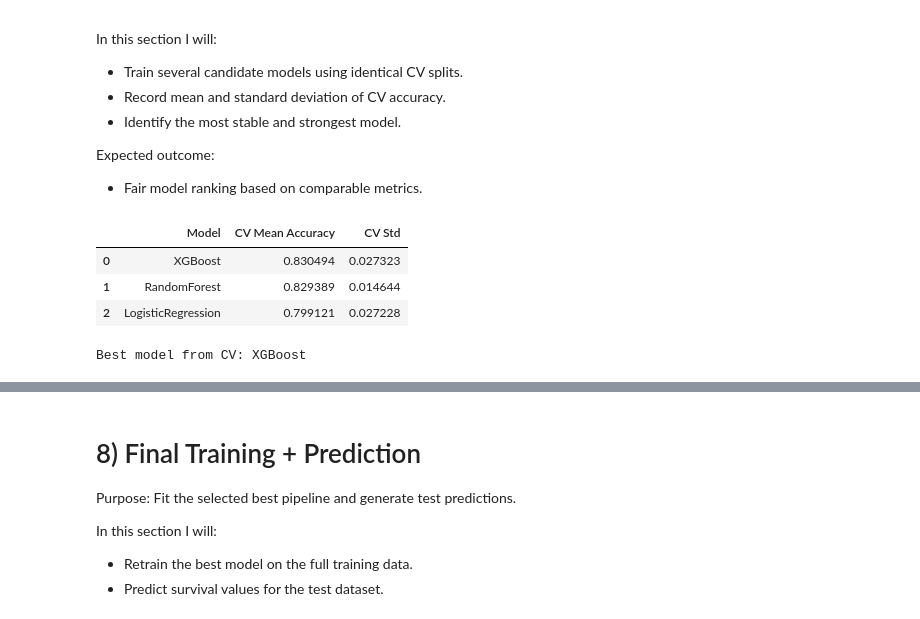
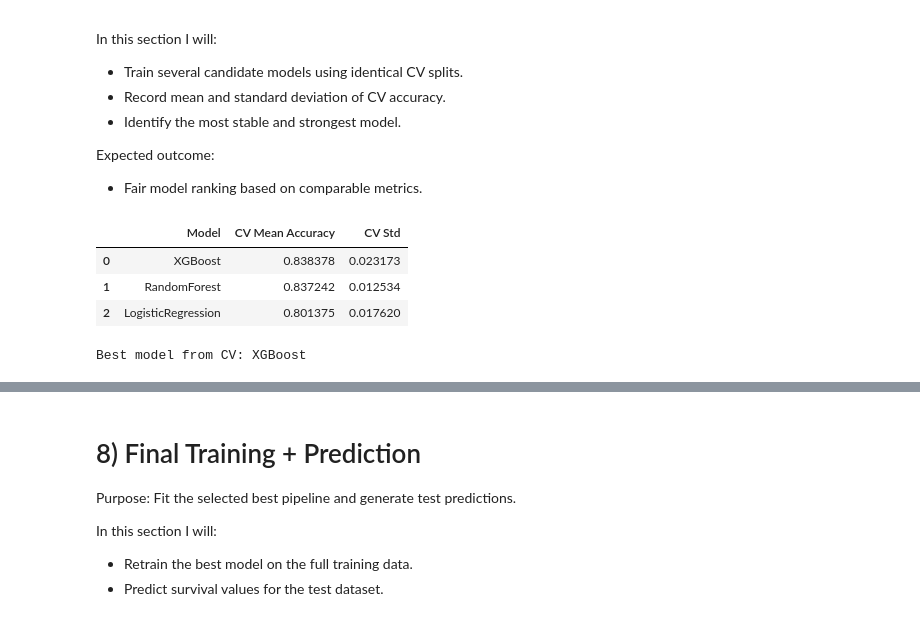
Before and after one commit to modalsaeed/kaggle_titanic, a Jupyter notebook: notebook/main.ipynb, the cells around one changed output, grey strips where cells are left out. Drawn from its saved outputs; the diff is of its cells as text; code cells hidden in the pictures.

```diff
--- a/notebook/main.ipynb
+++ b/notebook/main.ipynb
@@ -455,7 +455,7 @@ from sklearn.preprocessing import OneHotEncoder, StandardScaler
 TARGET_COL = "Survived"
 
 # editable array of redundant colsumns
-REDUNDANT_COLS = ["PassengerId", "Name", "Ticket", "Cabin", "Title", "TicketGroupSize"]
+REDUNDANT_COLS = ["PassengerId", "Name", "Ticket", "Cabin", "Title", "TicketGroupSize", "Deck"]
 
 cols_to_drop_train = [c for c in REDUNDANT_COLS if c in train_fe.columns]
 cols_to_drop_test = [c for c in REDUNDANT_COLS if c in test_fe.columns]
@@ -553,8 +553,8 @@ models = {
         n_jobs=-1,
     ),
     "XGBoost": XGBClassifier(
-        n_estimators=500,
-        learning_rate=0.05,
+        n_estimators=900,
+        learning_rate=0.01,
         max_depth=4,
         subsample=0.9,
         colsample_bytree=0.9,
@@ -576,34 +576,34 @@ for model_name, model in models.items():
 
     scores = cross_validate(
         pipe,
         X,
         y,
         cv=cv,
         scoring="accuracy",
         return_train_score=False,
     )
 
     comparison_rows.append(
         {
             "Model": model_name,
             "CV Mean Accuracy": scores["test_score"].mean(),
             "CV Std": scores["test_score"].std(),
         }
     )
 
 comparison_df = (
     pd.DataFrame(comparison_rows)
     .sort_values(by="CV Mean Accuracy", ascending=False)
     .reset_index(drop=True)
 )
 
 display(comparison_df)
 
 best_model_name = comparison_df.loc[0, "Model"]
 print(f"Best model from CV: {best_model_name}")
 # %% [output]
 |  | Model | CV Mean Accuracy | CV Std |
-| 0 | XGBoost | 0.830494 | 0.027323 |
-| 1 | RandomForest | 0.829389 | 0.014644 |
-| 2 | LogisticRegression | 0.799121 | 0.027228 |
+| 0 | XGBoost | 0.838378 | 0.023173 |
+| 1 | RandomForest | 0.837242 | 0.012534 |
+| 2 | LogisticRegression | 0.801375 | 0.017620 |
 Best model from CV: XGBoost
```
Also changed, not shown: parts of 6 cells of this notebook.
